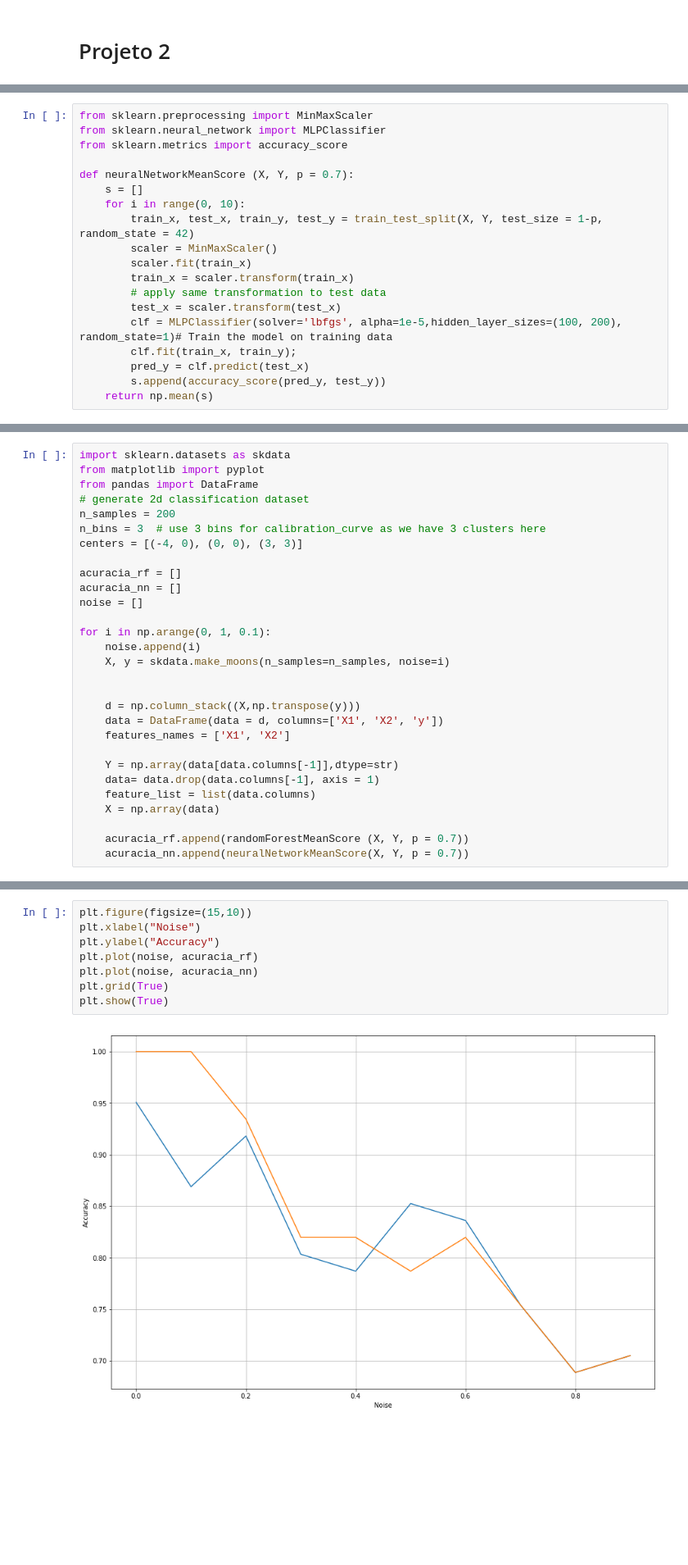
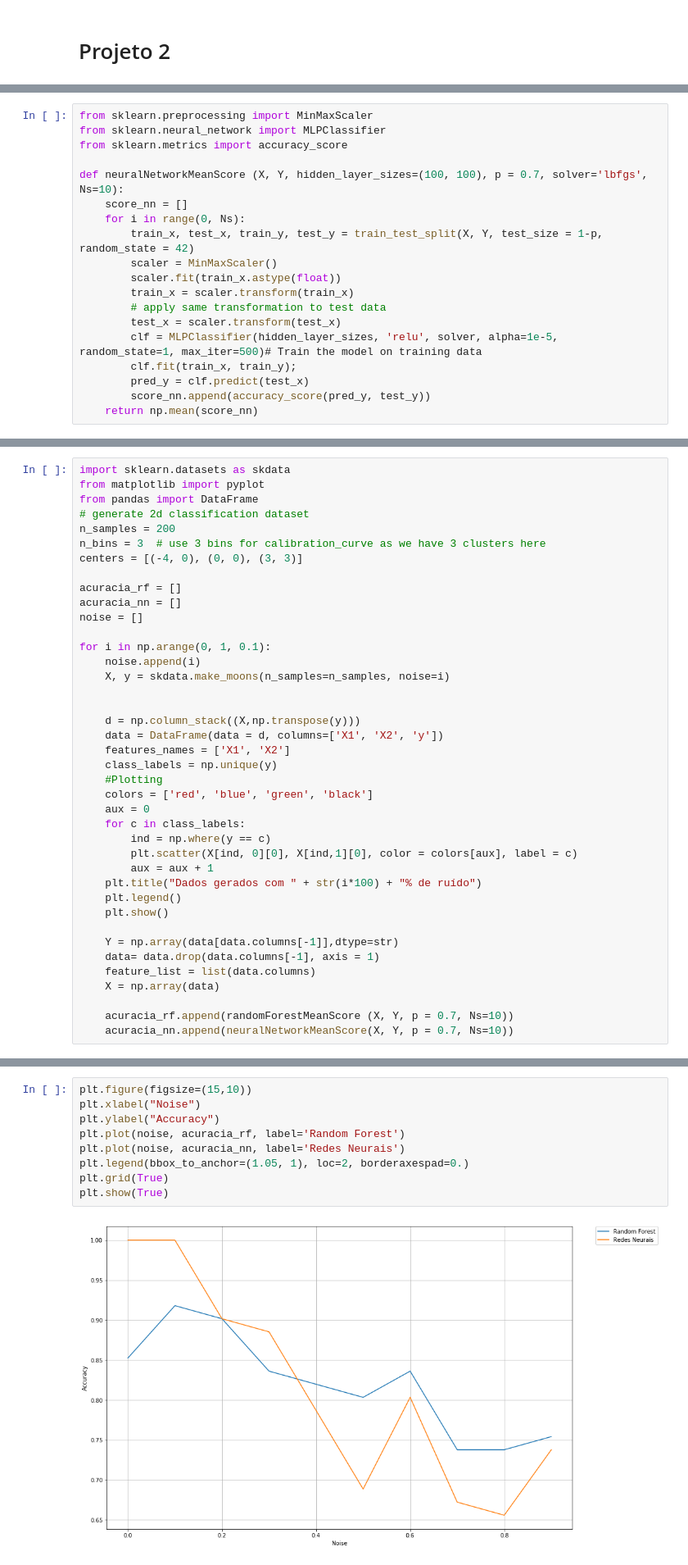
Before and after one commit to jceoval/neural-networks-and-decision-trees-classification, a Jupyter notebook: Projeto 2.ipynb, the cells around one changed output, grey strips where cells are left out. Shown at 82% size. Cells and saved outputs as stored; diff of their text form; blank space fills up the shorter version.

```diff
--- a/Projeto 2.ipynb
+++ b/Projeto 2.ipynb
@@ -33,17 +30,17 @@ from sklearn.preprocessing import MinMaxScaler
 from sklearn.neural_network import MLPClassifier
 from sklearn.metrics import accuracy_score
 
-def neuralNetworkMeanScore (X, Y, p = 0.7):
-    s = []
-    for i in range(0, 10):
+def neuralNetworkMeanScore (X, Y, hidden_layer_sizes=(100, 100), p = 0.7, solver='lbfgs', Ns=10):
+    score_nn = []
+    for i in range(0, Ns):
         train_x, test_x, train_y, test_y = train_test_split(X, Y, test_size = 1-p, random_state = 42)
         scaler = MinMaxScaler()
-        scaler.fit(train_x)
+        scaler.fit(train_x.astype(float))
         train_x = scaler.transform(train_x)
         # apply same transformation to test data
         test_x = scaler.transform(test_x)
-        clf = MLPClassifier(solver='lbfgs', alpha=1e-5,hidden_layer_sizes=(100, 200), random_state=1)# Train the model on training data
+        clf = MLPClassifier(hidden_layer_sizes, 'relu', solver, alpha=1e-5,  random_state=1, max_iter=500)# Train the model on training data
         clf.fit(train_x, train_y);
         pred_y = clf.predict(test_x)
-        s.append(accuracy_score(pred_y, test_y))
-    return np.mean(s)
+        score_nn.append(accuracy_score(pred_y, test_y))
+    return np.mean(score_nn)
@@ -68,11 +67,22 @@ for i in np.arange(0, 1, 0.1):
     d = np.column_stack((X,np.transpose(y)))
     data = DataFrame(data = d, columns=['X1', 'X2', 'y'])
     features_names = ['X1', 'X2']
+    class_labels = np.unique(y)
+    #Plotting
+    colors = ['red', 'blue', 'green', 'black']
+    aux = 0
+    for c in class_labels:
+        ind = np.where(y == c)
+        plt.scatter(X[ind, 0][0], X[ind,1][0], color = colors[aux], label = c)
+        aux = aux + 1
+    plt.title("Dados gerados com " + str(i*100) + "% de ruído")
+    plt.legend()
+    plt.show()
 
     Y = np.array(data[data.columns[-1]],dtype=str)
     data= data.drop(data.columns[-1], axis = 1)
     feature_list = list(data.columns)
     X = np.array(data)
 
-    acuracia_rf.append(randomForestMeanScore (X, Y, p = 0.7))
-    acuracia_nn.append(neuralNetworkMeanScore(X, Y, p = 0.7))
+    acuracia_rf.append(randomForestMeanScore (X, Y, p = 0.7, Ns=10))
+    acuracia_nn.append(neuralNetworkMeanScore(X, Y, p = 0.7, Ns=10))
@@ -79,10 +102,11 @@ for i in np.arange(0, 1, 0.1):
 # %%
 plt.figure(figsize=(15,10))
 plt.xlabel("Noise")
 plt.ylabel("Accuracy")
-plt.plot(noise, acuracia_rf)
-plt.plot(noise, acuracia_nn)
+plt.plot(noise, acuracia_rf, label='Random Forest')
+plt.plot(noise, acuracia_nn, label='Redes Neurais')
+plt.legend(bbox_to_anchor=(1.05, 1), loc=2, borderaxespad=0.)
 plt.grid(True)
 plt.show(True)
 # %% [output]
-[figure, old version]
+[figure, new version]
```
Also changed, not shown: parts of 28 cells of this notebook.
